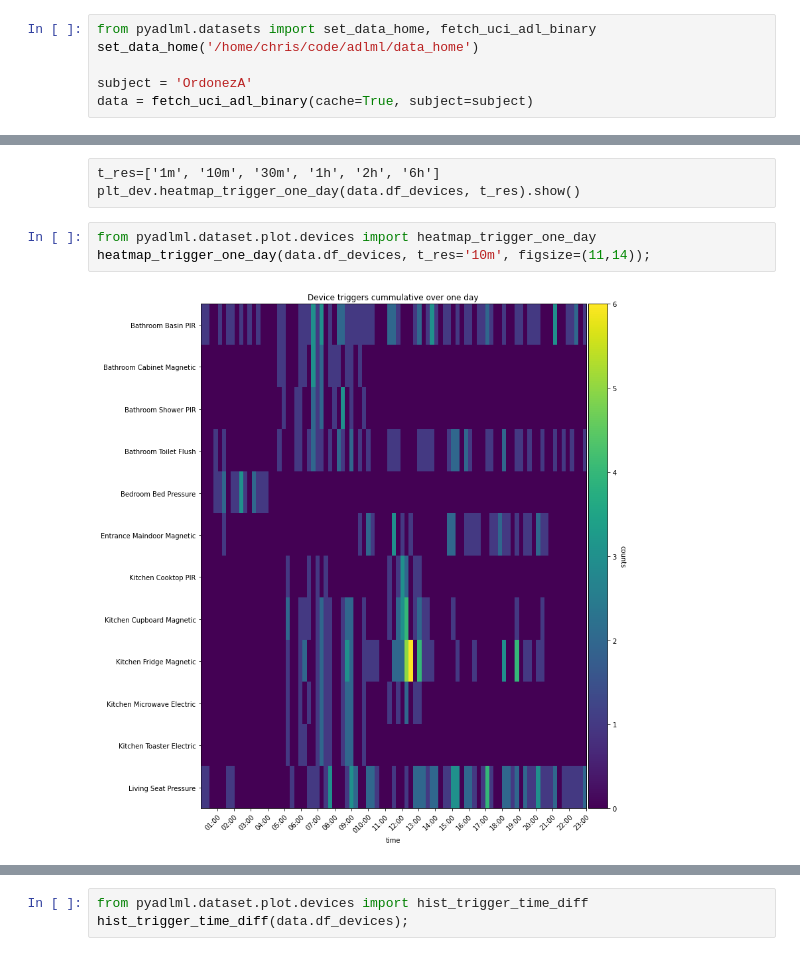
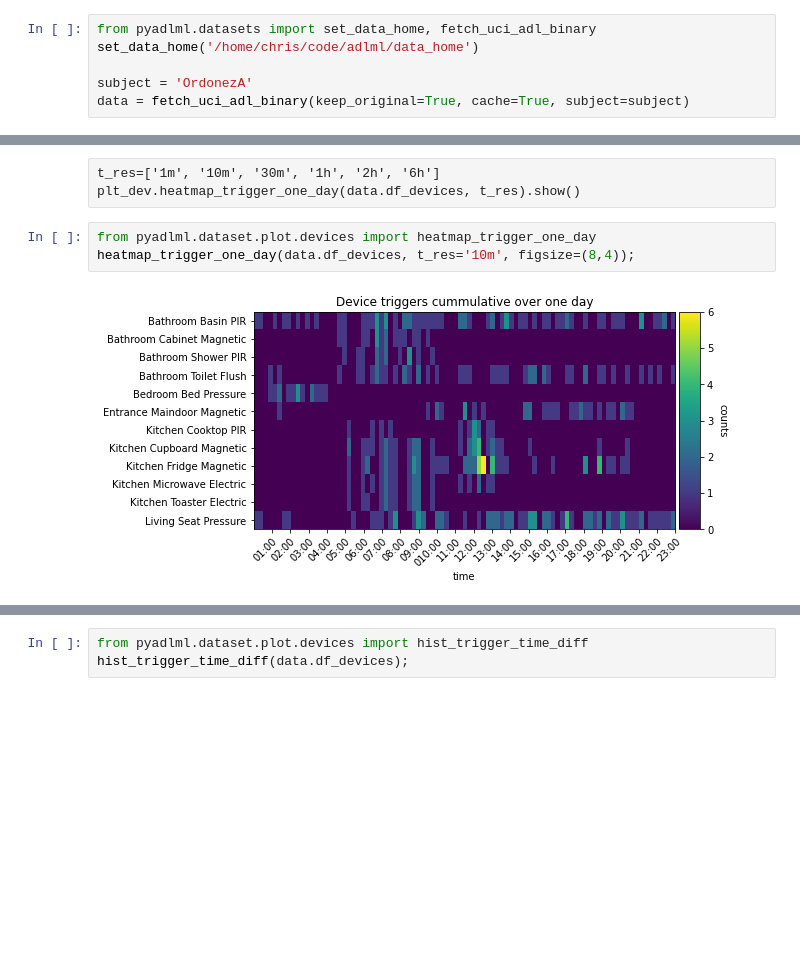
Before and after one commit to tcsvn/pyadlml, a Jupyter notebook: notebooks/datasets/uci_adl_binary_subjectA.ipynb, the cells around one changed output, grey strips where cells are left out. Cells and saved outputs as stored; diff of their text form; blank space fills up the shorter version.

Commit message:
added advanced fetch and caching for datasets

```diff
--- a/notebooks/datasets/uci_adl_binary_subjectA.ipynb
+++ b/notebooks/datasets/uci_adl_binary_subjectA.ipynb
@@ -33,7 +33,7 @@ from pyadlml.datasets import set_data_home, fetch_uci_adl_binary
 set_data_home('/home/chris/code/adlml/data_home')
 
 subject = 'OrdonezA'
-data = fetch_uci_adl_binary(cache=True, subject=subject)
+data = fetch_uci_adl_binary(keep_original=True, cache=True, subject=subject)
 # %%
 data.df_activities.head()
 # %% [output]
@@ -199,9 +199,9 @@ t_res=['1m', '10m', '30m', '1h', '2h', '6h']
 plt_dev.heatmap_trigger_one_day(data.df_devices, t_res).show()
 # %%
 from pyadlml.dataset.plot.devices import heatmap_trigger_one_day
-heatmap_trigger_one_day(data.df_devices, t_res='10m', figsize=(11,14));
+heatmap_trigger_one_day(data.df_devices, t_res='10m', figsize=(8,4));
 # %% [output]
-[figure, old version]
+[figure, new version]
 # %%
 from pyadlml.dataset.plot.devices import heatmap_trigger_time
 
```
Also changed, not shown: parts of 4 cells of this notebook, 8 other files.
